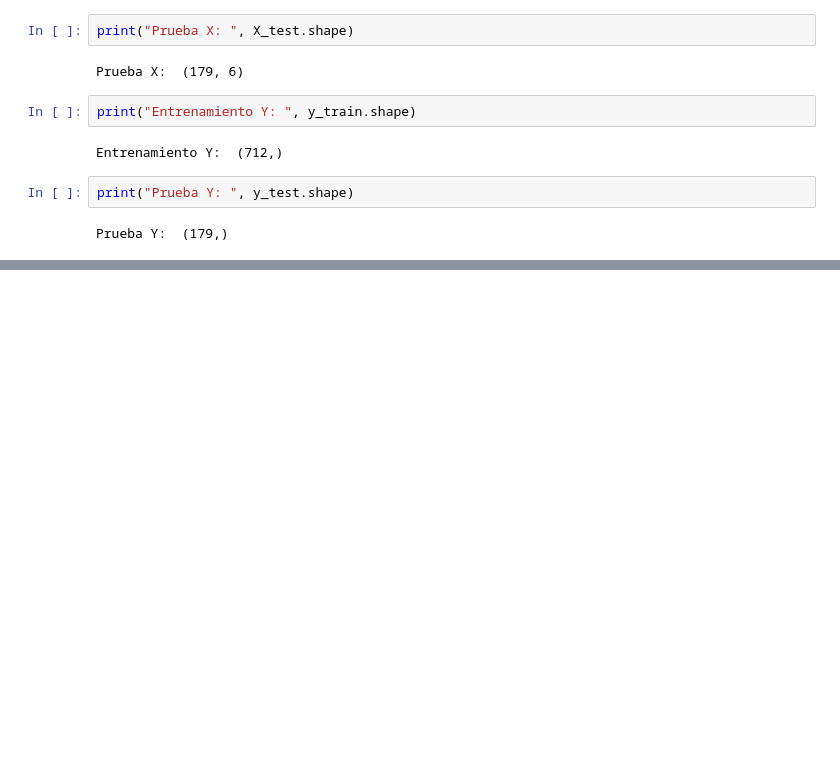
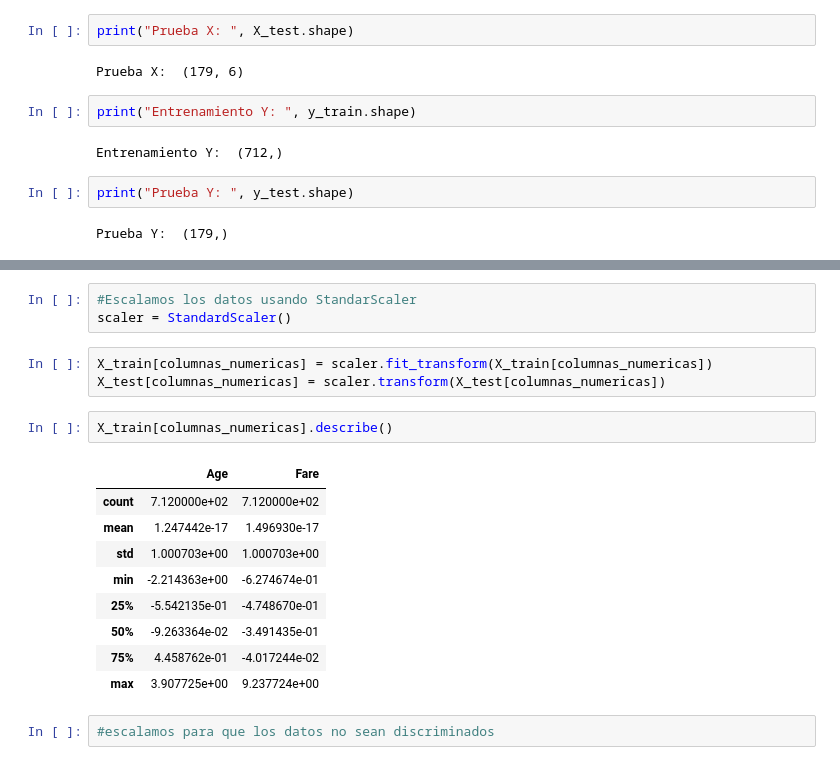
Before and after one commit to Arianapulido5/extraccion_del_conocimiento, a Jupyter notebook: notebook/Lab07.ipynb, the cells around one changed output, grey strips where cells are left out. Drawn from its saved outputs; the diff is of its cells as text; blank space fills up the shorter version.

```diff
--- a/notebook/Lab07.ipynb
+++ b/notebook/Lab07.ipynb
@@ -269,0 +286,20 @@ Prueba Y:  (179,)
+# %%
+#Escalamos los datos usando StandarScaler
+scaler = StandardScaler()
+# %%
+X_train[columnas_numericas] = scaler.fit_transform(X_train[columnas_numericas])
+X_test[columnas_numericas] = scaler.transform(X_test[columnas_numericas])
+# %%
+X_train[columnas_numericas].describe()
+# %% [output]
+|  | Age | Fare |
+| count | 7.120000e+02 | 7.120000e+02 |
+| mean | 1.247442e-17 | 1.496930e-17 |
+| std | 1.000703e+00 | 1.000703e+00 |
+| min | -2.214363e+00 | -6.274674e-01 |
+| 25% | -5.542135e-01 | -4.748670e-01 |
+| 50% | -9.263364e-02 | -3.491435e-01 |
+| 75% | 4.458762e-01 | -4.017244e-02 |
+| max | 3.907725e+00 | 9.237724e+00 |
+# %%
+#escalamos para que los datos no sean discriminados
```
Also changed, not shown: parts of 17 cells of this notebook.
